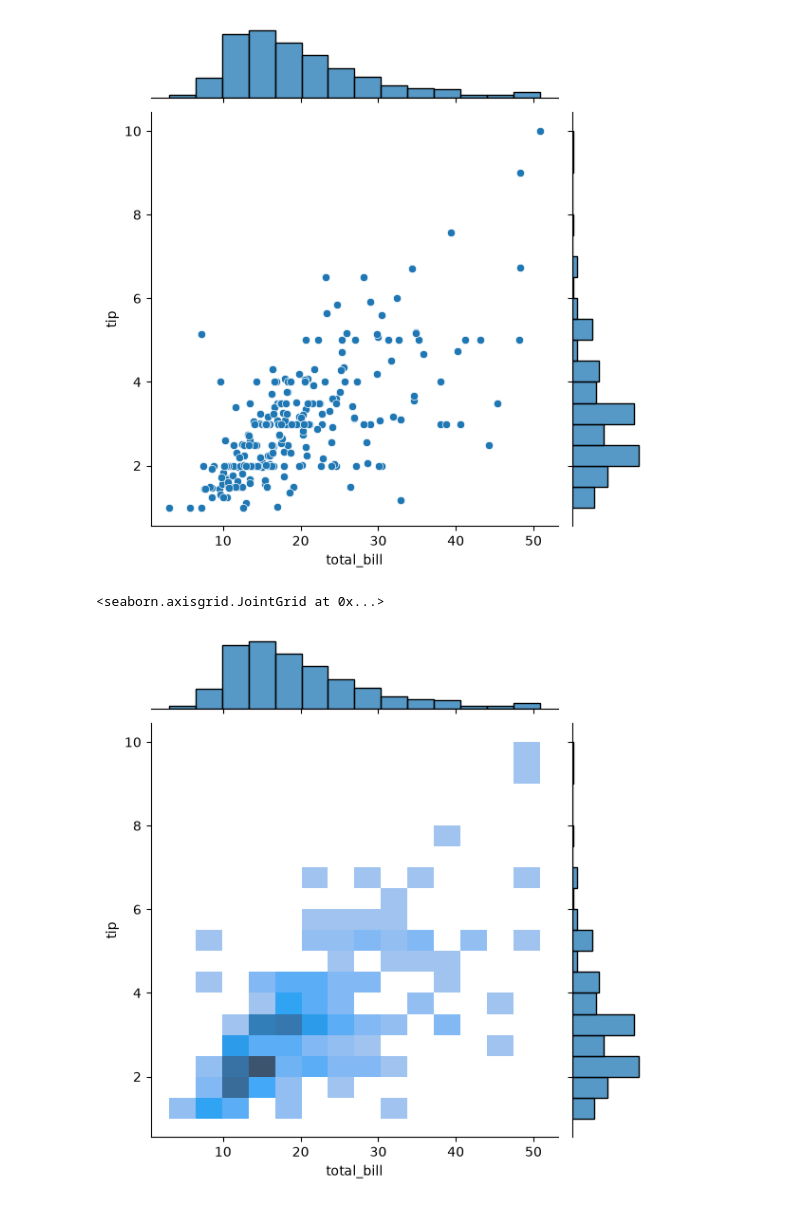
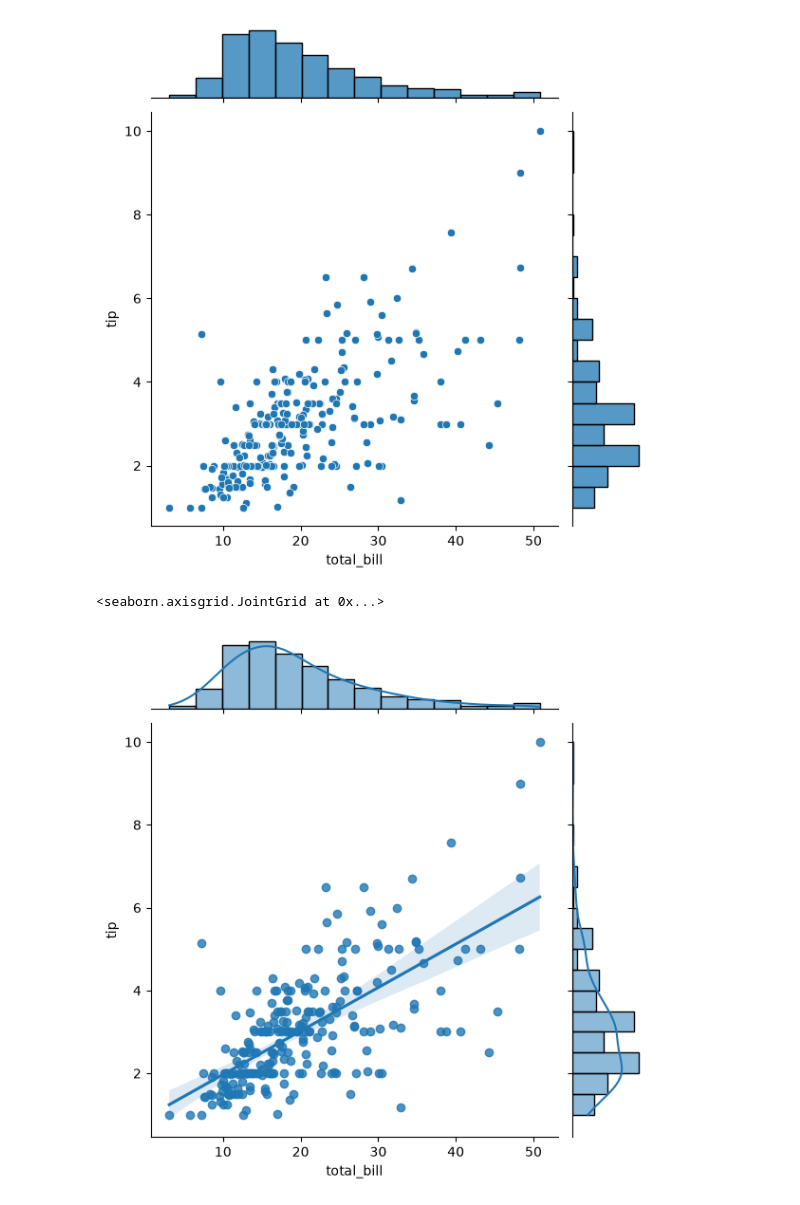
Before and after one commit to praful011-nep/ML-Playground, a Jupyter notebook: Data_Visualization/Seaborn/2.Distribution_plot.ipynb, the cells around one changed output. Saved outputs shown, nothing was run; the diff lists cells and outputs as text; code cells hidden in the pictures.

```diff
--- a/Data_Visualization/Seaborn/2.Distribution_plot.ipynb
+++ b/Data_Visualization/Seaborn/2.Distribution_plot.ipynb
@@ -71,13 +71,13 @@ sns.jointplot(
 # %%
 sns.jointplot(
     x = "total_bill",
     y = "tip",
     data = df,
-    kind = 'hist'
+    kind = 'reg'
 )
 # %% [output]
 <seaborn.axisgrid.JointGrid at 0x...>
-[figure, old version]
+[figure, new version]
 # %%
 sns.jointplot(
     x = "total_bill",
```
Also changed, not shown: parts of 5 cells of this notebook.
